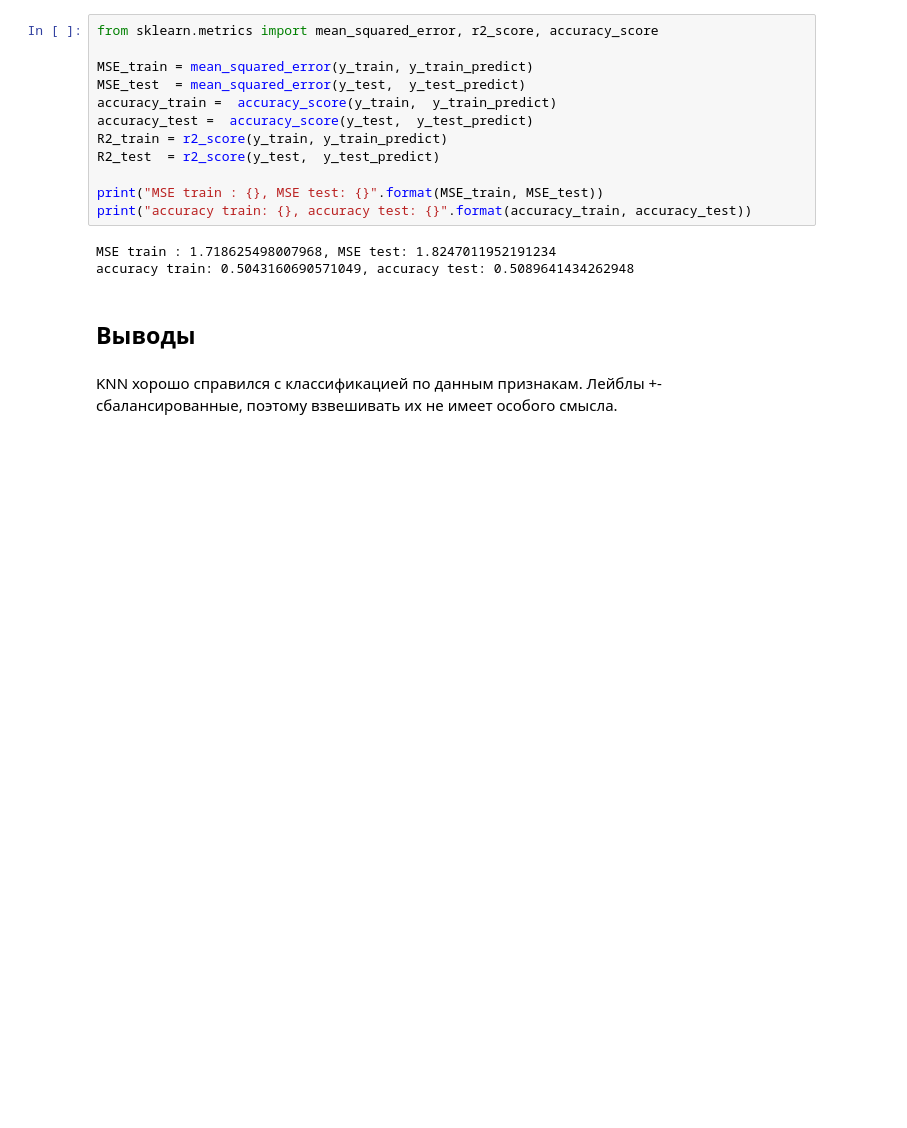
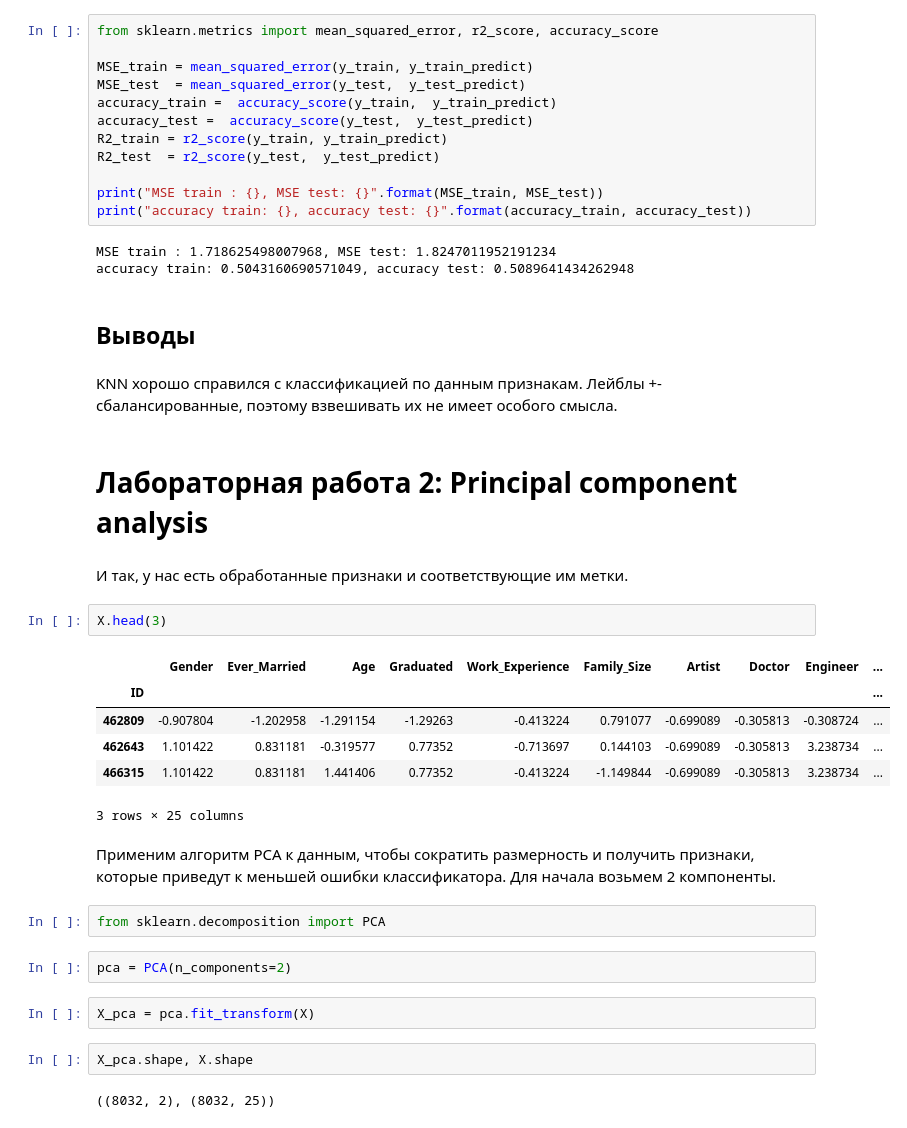
Before and after one commit to aleks73337/Data-Science, a Jupyter notebook: dz_datascience_1.ipynb, the cells around one changed output. Cells and saved outputs as stored; diff of their text form; blank space fills up the shorter version.

```diff
--- a/dz_datascience_1.ipynb
+++ b/dz_datascience_1.ipynb
@@ -379,3 +379,28 @@ accuracy train: 0.5043160690571049, accuracy test: 0.5089641434262948
 <h2> Выводы </h2>
 # %% [markdown]
 KNN хорошо справился с классификацией по данным признакам. Лейблы +- сбалансированные, поэтому взвешивать их не имеет особого смысла.
+# %% [markdown]
+<h1> Лабораторная работа 2: Principal component analysis </h1>
+# %% [markdown]
+И так, у нас есть обработанные признаки и соответствующие им метки.
+# %%
+X.head(3)
+# %% [output]
+|  | Gender | Ever_Married | Age | Graduated | Work_Experience | Family_Size | Artist | Doctor | Engineer | ... |
+| ID |  |  |  |  |  |  |  |  |  | ... |
+| 462809 | -0.907804 | -1.202958 | -1.291154 | -1.29263 | -0.413224 | 0.791077 | -0.699089 | -0.305813 | -0.308724 | ... |
+| 462643 | 1.101422 | 0.831181 | -0.319577 | 0.77352 | -0.713697 | 0.144103 | -0.699089 | -0.305813 | 3.238734 | ... |
+| 466315 | 1.101422 | 0.831181 | 1.441406 | 0.77352 | -0.413224 | -1.149844 | -0.699089 | -0.305813 | 3.238734 | ... |
+3 rows × 25 columns
+# %% [markdown]
+Применим алгоритм PCA к данным, чтобы сократить размерность и получить признаки, которые приведут к меньшей ошибки классификатора. Для начала возьмем 2 компоненты.
+# %%
+from sklearn.decomposition import PCA
+# %%
+pca = PCA(n_components=2)
+# %%
+X_pca = pca.fit_transform(X)
+# %%
+X_pca.shape, X.shape
+# %% [output]
+((8032, 2), (8032, 25))
```
Also changed, not shown: parts of 22 cells of this notebook, 2 other files.
